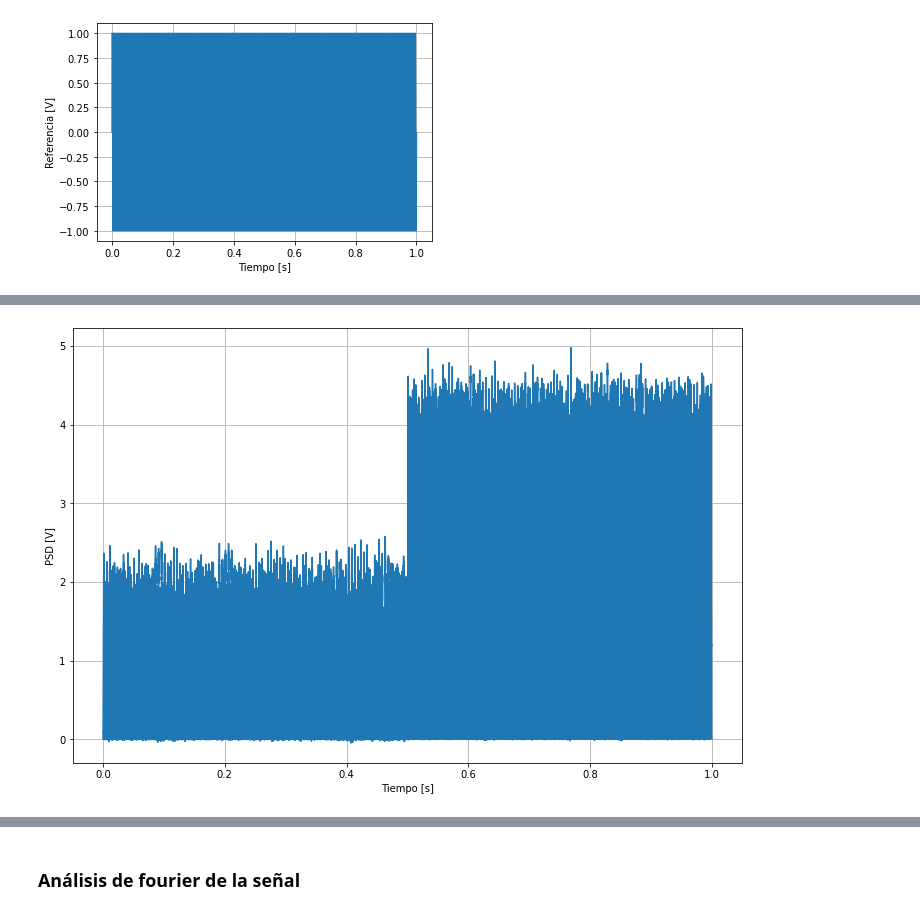
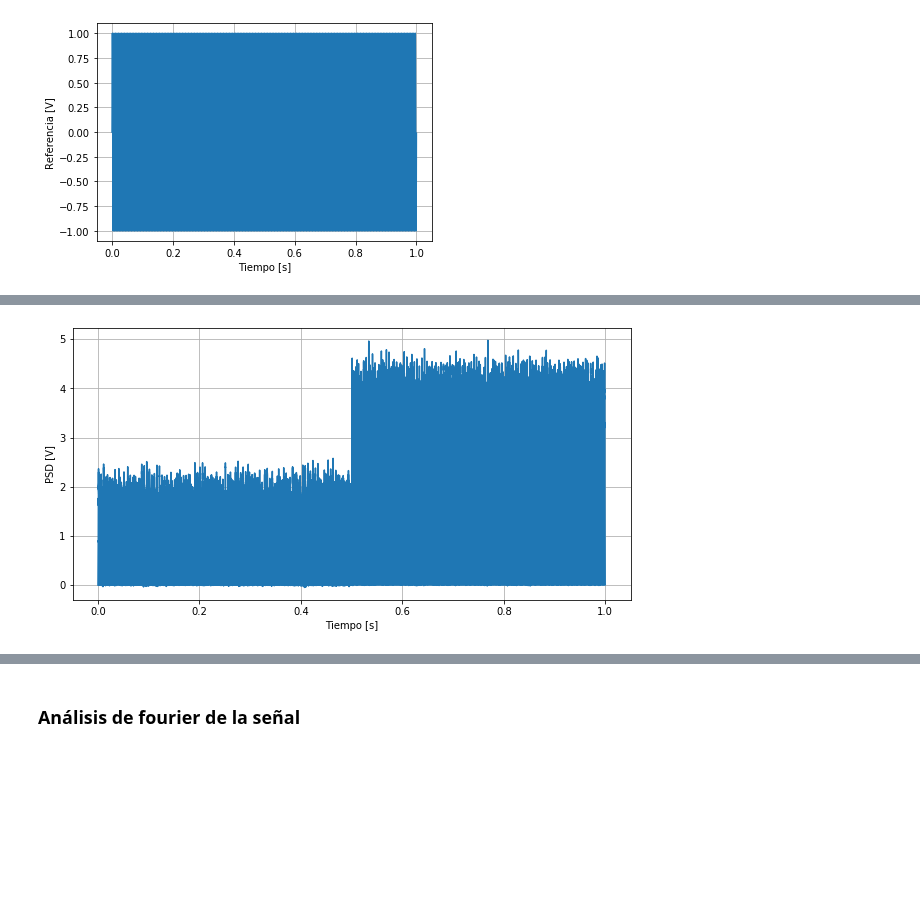
Before and after one commit to LunaKadysz/Laboratorio-4, a Jupyter notebook: Practica4/Ejercicio1.2.ipynb, the cells around one changed output, grey strips where cells are left out. Saved outputs shown, nothing was run; the diff lists cells and outputs as text; code cells hidden in the pictures; blank space fills up the shorter version.

```diff
--- a/Practica4/Ejercicio1.2.ipynb
+++ b/Practica4/Ejercicio1.2.ipynb
@@ -61,19 +62,19 @@ plt.show()
 # %%
 # 3 Detección de fase. Multiplicación por referencia
 %matplotlib inline
-plt.figure(figsize=(12,8))
+plt.figure(figsize=(10,5))
 #PSDx = np.sqrt((2 * medicion * Referencia_x)**2)
 PSDx = 2 * medicion * Referencia_x
 PSDy = 2 * medicion * Referencia_y #PSD del segundo canal
 # Graficamos señal multiplicada
 plt.plot(t, PSDx, label='Señal')
 # ax[2].plot(t, PSDy, label='Señal')
 plt.ylabel('PSD [V]')
 plt.xlabel('Tiempo [s]')
 plt.grid(True)
 plt.show()
 # %% [output]
-[figure, old version]
+[figure, new version]
 # %%
 # Filtrado de señal
 sos = signal.bessel(orden, 2*np.pi*fc, 'low', fs=Fs,output='sos') # Generación de parametros del filrado
```
Also changed, not shown: parts of 20 cells of this notebook, 2 other files.
